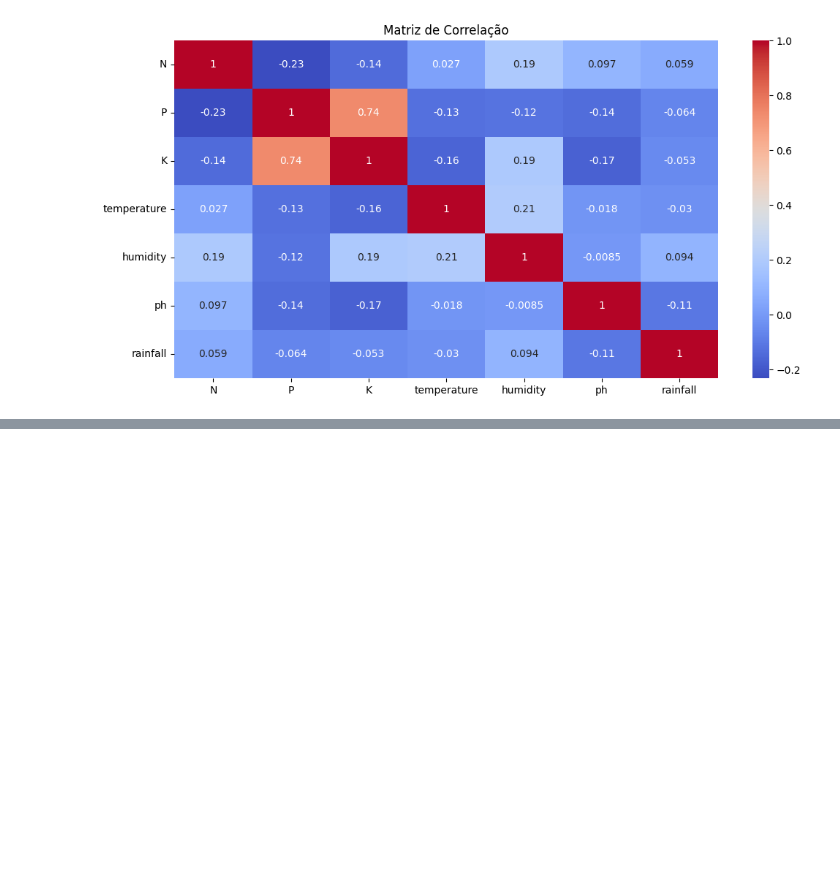
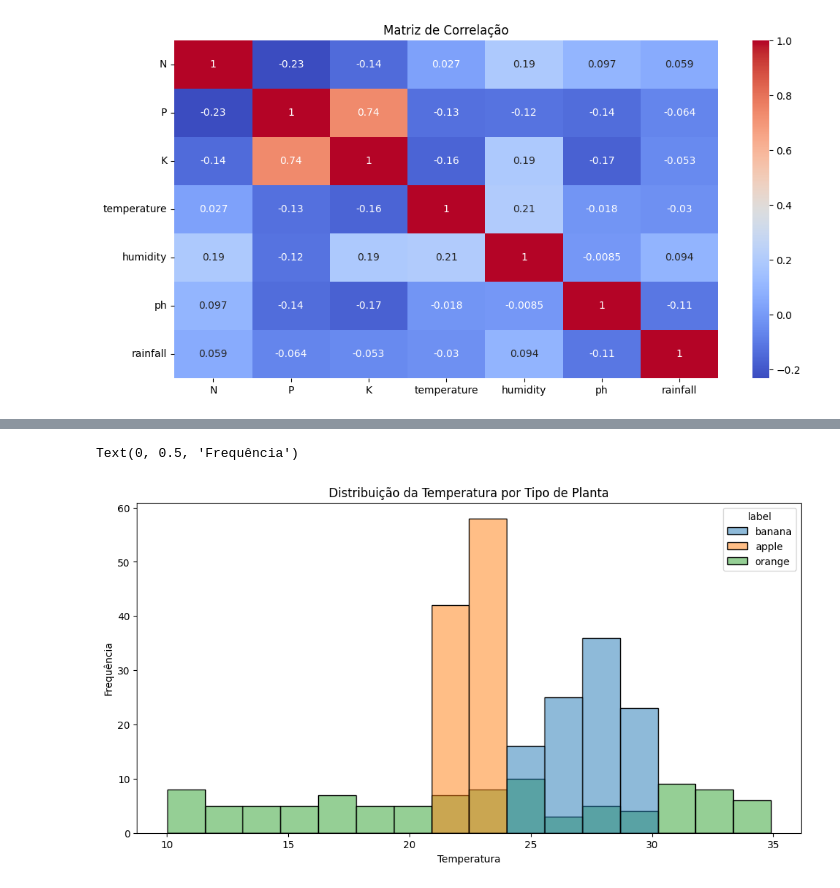
Before and after one commit to DiogoBotton/Machine_Learning_Training_Learn, a Jupyter notebook: Fiap_Cap14_Treinamento_ML/Atividade/Tecnica_Aprendizado_Maquina.ipynb, the cells around one changed output, grey strips where cells are left out. Drawn from its saved outputs; the diff is of its cells as text; code cells hidden in the pictures; blank space fills up the shorter version.

```diff
--- a/Fiap_Cap14_Treinamento_ML/Atividade/Tecnica_Aprendizado_Maquina.ipynb
+++ b/Fiap_Cap14_Treinamento_ML/Atividade/Tecnica_Aprendizado_Maquina.ipynb
@@ -133,0 +178,16 @@ plt.show()
+# %%
+# Histograma para a variável temperatura por planta
+plt.figure(figsize=(12,6))
+
+# Query para adquirir apenas os produtos selecionados pelo grupo
+products = df.query('label == "banana" | label == "orange" | label == "apple"')
+
+# O parametro "hue" divide os dados com base em uma categoria específica, no caso, a "label"
+# Aplica cores diferentes para cada valor dessa categoria
+sns.histplot(data=products, x='temperature', hue='label')
+plt.title("Distribuição da Temperatura por Tipo de Planta")
+plt.xlabel('Temperatura')
+plt.ylabel("Frequência")
+# %% [output]
+Text(0, 0.5, 'Frequência')
+[figure, added]
```
Also changed, not shown: parts of 25 cells of this notebook.
